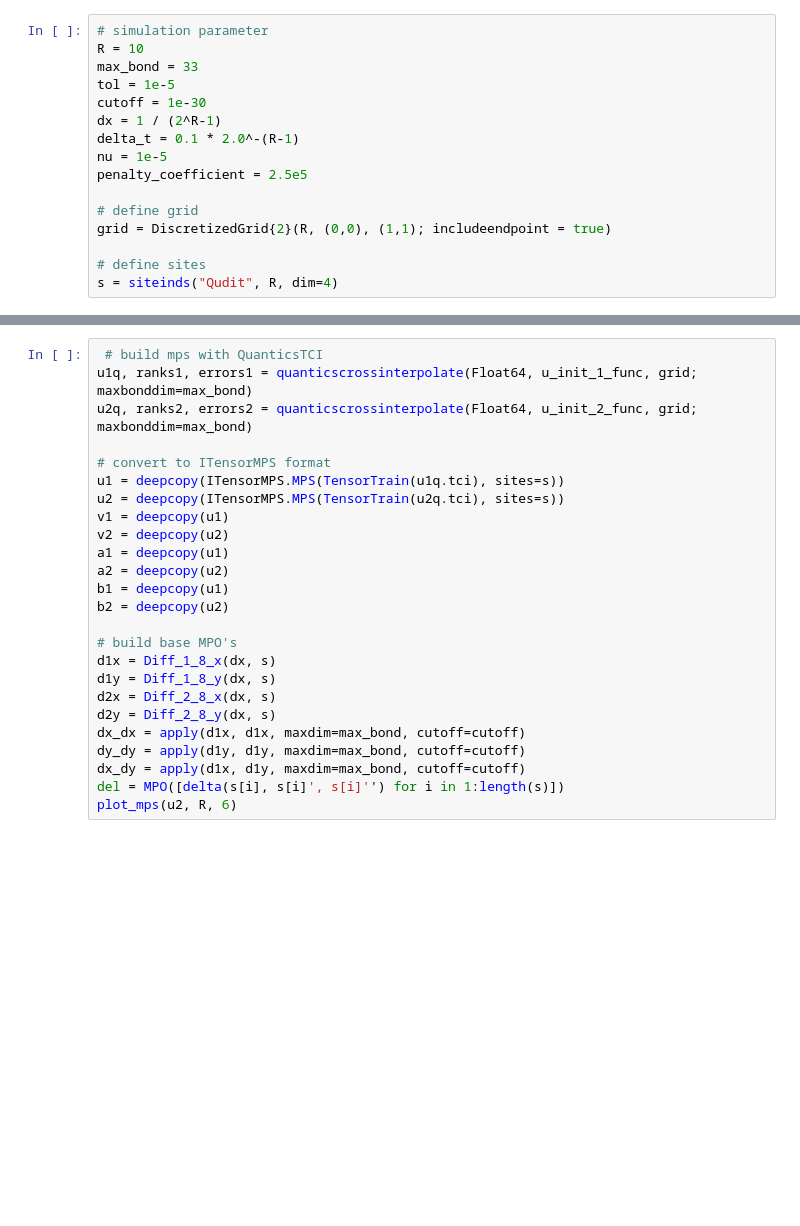
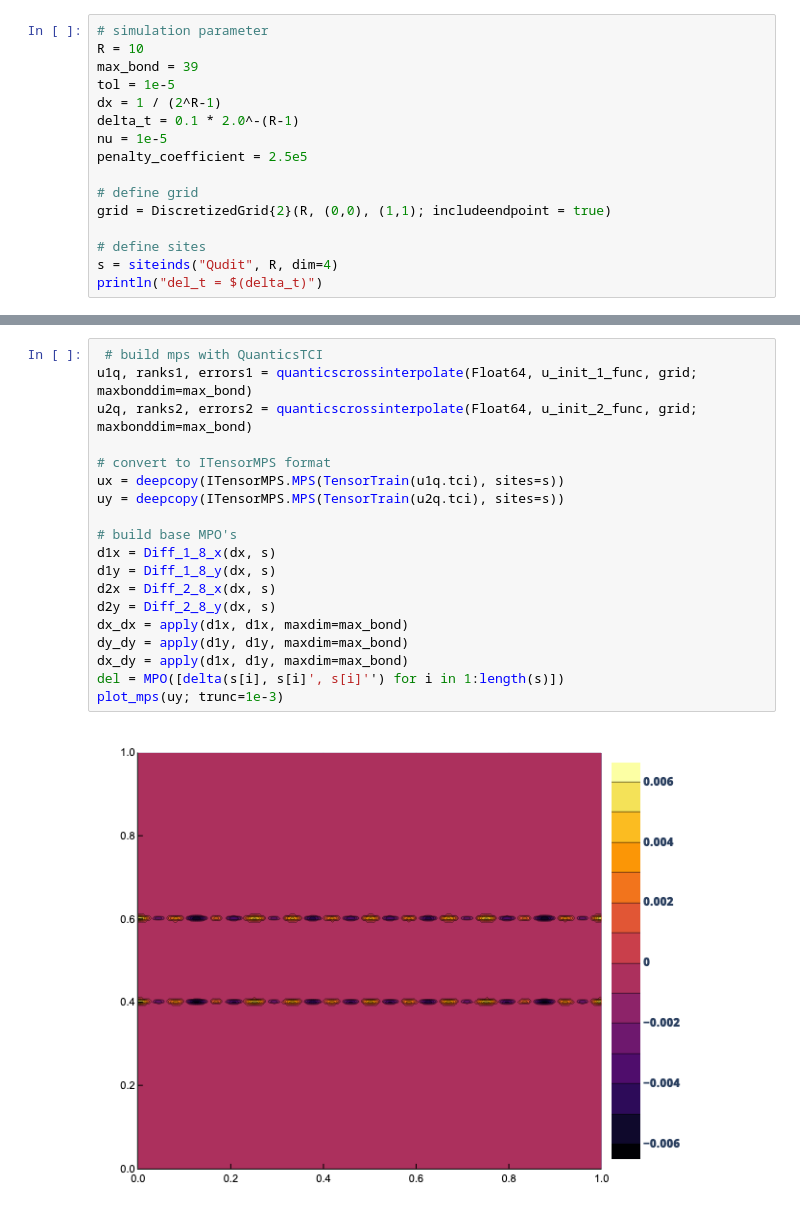
Before and after one commit to NiklasBliemel/krones_QIS, a Jupyter notebook: algorithm_test.ipynb, the cells around one changed output, grey strips where cells are left out. Drawn from its saved outputs; the diff is of its cells as text; blank space fills up the shorter version.

```diff
--- a/algorithm_test.ipynb
+++ b/algorithm_test.ipynb
@@ -15,9 +17,8 @@ plotlyjs()
 # %%
 # simulation parameter
 R = 10
-max_bond = 33
+max_bond = 39
 tol = 1e-5
-cutoff = 1e-30
 dx = 1 / (2^R-1)
 delta_t = 0.1 * 2.0^-(R-1)
 nu = 1e-5
@@ -28,3 +29,4 @@ grid = DiscretizedGrid{2}(R, (0,0), (1,1); includeendpoint = true)
 
 # define sites
 s = siteinds("Qudit", R, dim=4)
+println("del_t = $(delta_t)")
@@ -75,25 +81,21 @@ end
 # %%
  # build mps with QuanticsTCI
 u1q, ranks1, errors1 = quanticscrossinterpolate(Float64, u_init_1_func, grid; maxbonddim=max_bond)
 u2q, ranks2, errors2 = quanticscrossinterpolate(Float64, u_init_2_func, grid; maxbonddim=max_bond)
 
 # convert to ITensorMPS format
-u1 = deepcopy(ITensorMPS.MPS(TensorTrain(u1q.tci), sites=s))
-u2 = deepcopy(ITensorMPS.MPS(TensorTrain(u2q.tci), sites=s))
-v1 = deepcopy(u1)
-v2 = deepcopy(u2)
-a1 = deepcopy(u1)
-a2 = deepcopy(u2)
-b1 = deepcopy(u1)
-b2 = deepcopy(u2)
+ux = deepcopy(ITensorMPS.MPS(TensorTrain(u1q.tci), sites=s))
+uy = deepcopy(ITensorMPS.MPS(TensorTrain(u2q.tci), sites=s))
 
 # build base MPO's
 d1x = Diff_1_8_x(dx, s)
 d1y = Diff_1_8_y(dx, s)
 d2x = Diff_2_8_x(dx, s)
 d2y = Diff_2_8_y(dx, s)
-dx_dx = apply(d1x, d1x, maxdim=max_bond, cutoff=cutoff)
-dy_dy = apply(d1y, d1y, maxdim=max_bond, cutoff=cutoff)
-dx_dy = apply(d1x, d1y, maxdim=max_bond, cutoff=cutoff)
+dx_dx = apply(d1x, d1x, maxdim=max_bond)
+dy_dy = apply(d1y, d1y, maxdim=max_bond)
+dx_dy = apply(d1x, d1y, maxdim=max_bond)
 del = MPO([delta(s[i], s[i]', s[i]'') for i in 1:length(s)])
-plot_mps(u2, R, 6)
+plot_mps(uy; trunc=1e-3)
+# %% [output]
+[figure, added]
```
Also changed, not shown: parts of 9 cells of this notebook, 13 other files.
